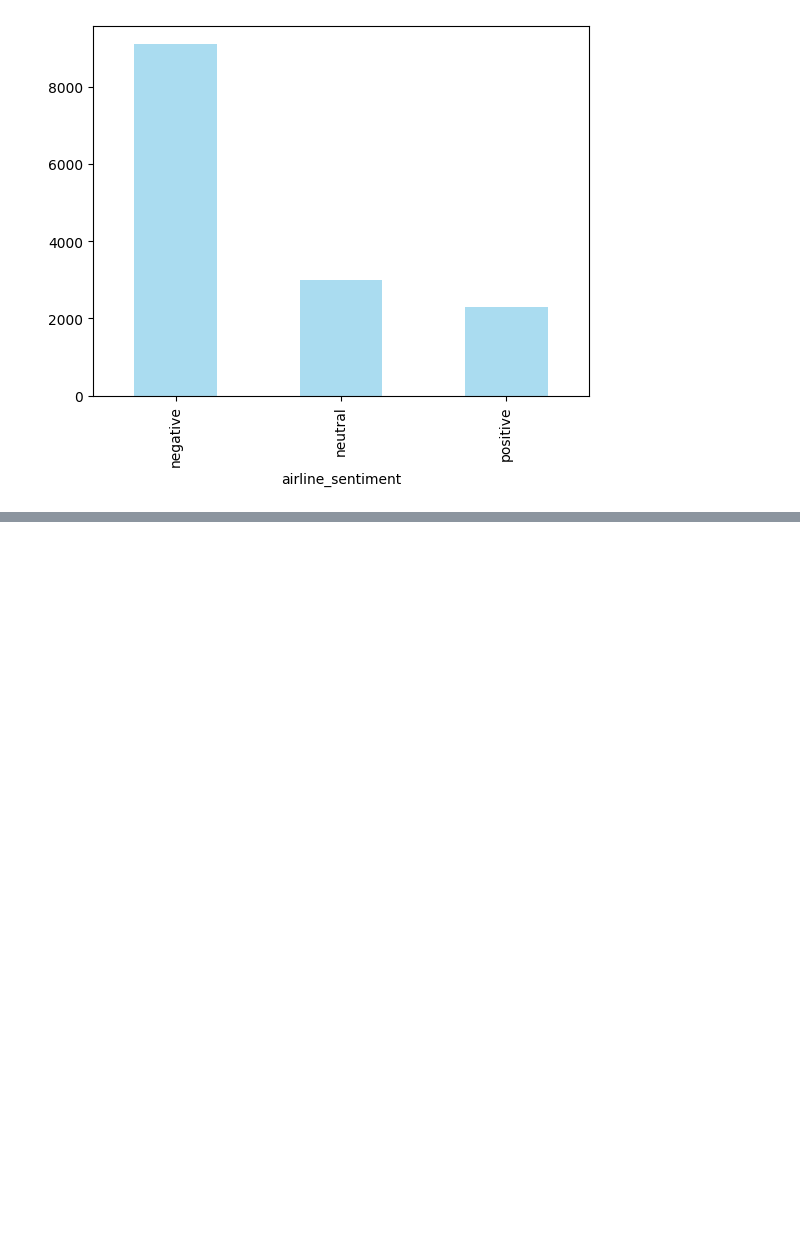
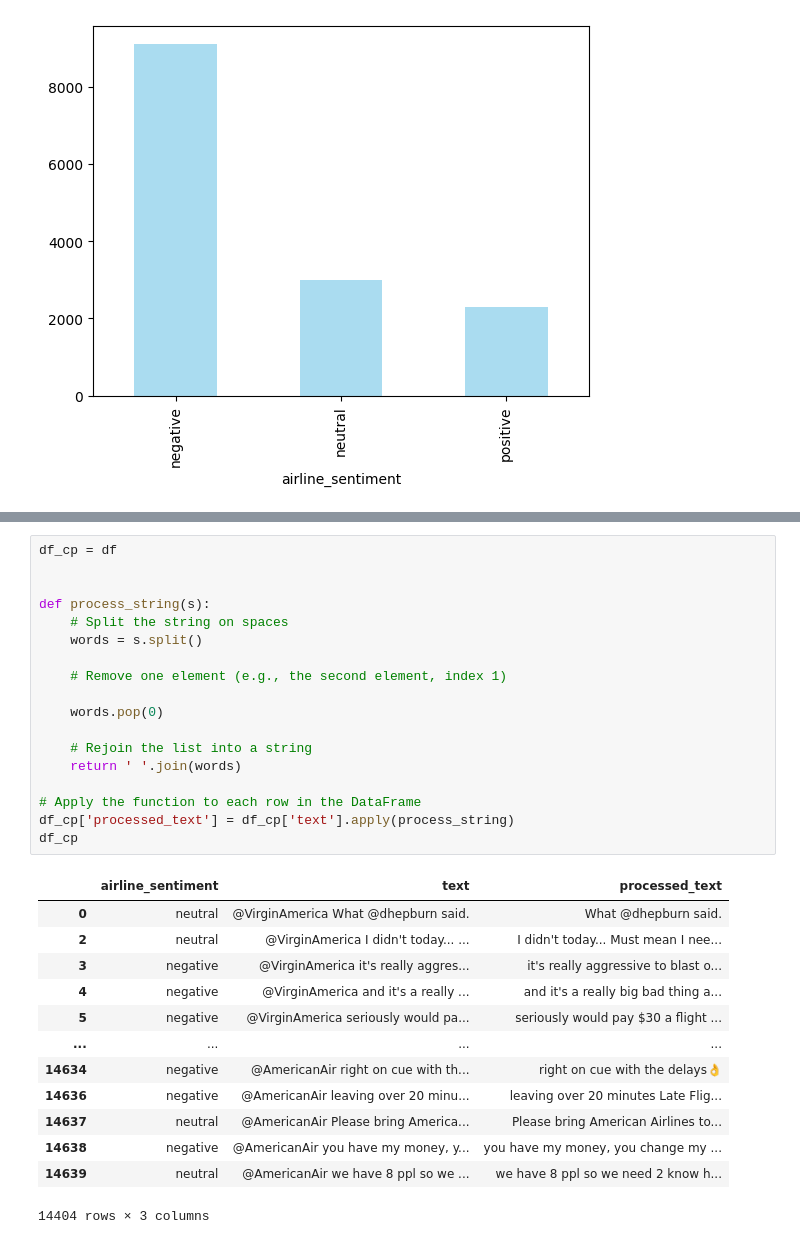
Before and after one commit to MitroulisDimitris/NLP, a Jupyter notebook: Sentiment_Analysis/Sentinemt_Analysis.ipynb, the cells around one changed output, grey strips where cells are left out. Cells and saved outputs as stored; diff of their text form; blank space fills up the shorter version.

Commit message:
custom text babyyy

```diff
--- a/Sentiment_Analysis/Sentinemt_Analysis.ipynb
+++ b/Sentiment_Analysis/Sentinemt_Analysis.ipynb
@@ -72,0 +130,32 @@ plt.show()
+# %%
+df_cp = df
+
+
+def process_string(s):
+    # Split the string on spaces
+    words = s.split()
+
+    # Remove one element (e.g., the second element, index 1)
+
+    words.pop(0)
+
+    # Rejoin the list into a string
+    return ' '.join(words)
+
+# Apply the function to each row in the DataFrame
+df_cp['processed_text'] = df_cp['text'].apply(process_string)
+df_cp
+# %% [output]
+|  | airline_sentiment | text | processed_text |
+| 0 | neutral | @VirginAmerica What @dhepburn said. | What @dhepburn said. |
+| 2 | neutral | @VirginAmerica I didn't today... ... | I didn't today... Must mean I nee... |
+| 3 | negative | @VirginAmerica it's really aggres... | it's really aggressive to blast o... |
+| 4 | negative | @VirginAmerica and it's a really ... | and it's a really big bad thing a... |
+| 5 | negative | @VirginAmerica seriously would pa... | seriously would pay $30 a flight ... |
+| ... | ... | ... | ... |
+| 14634 | negative | @AmericanAir right on cue with th... | right on cue with the delays👌 |
+| 14636 | negative | @AmericanAir leaving over 20 minu... | leaving over 20 minutes Late Flig... |
+| 14637 | neutral | @AmericanAir Please bring America... | Please bring American Airlines to... |
+| 14638 | negative | @AmericanAir you have my money, y... | you have my money, you change my ... |
+| 14639 | neutral | @AmericanAir we have 8 ppl so we ... | we have 8 ppl so we need 2 know h... |
+14404 rows × 3 columns
```
Also changed, not shown: parts of 7 cells of this notebook.
